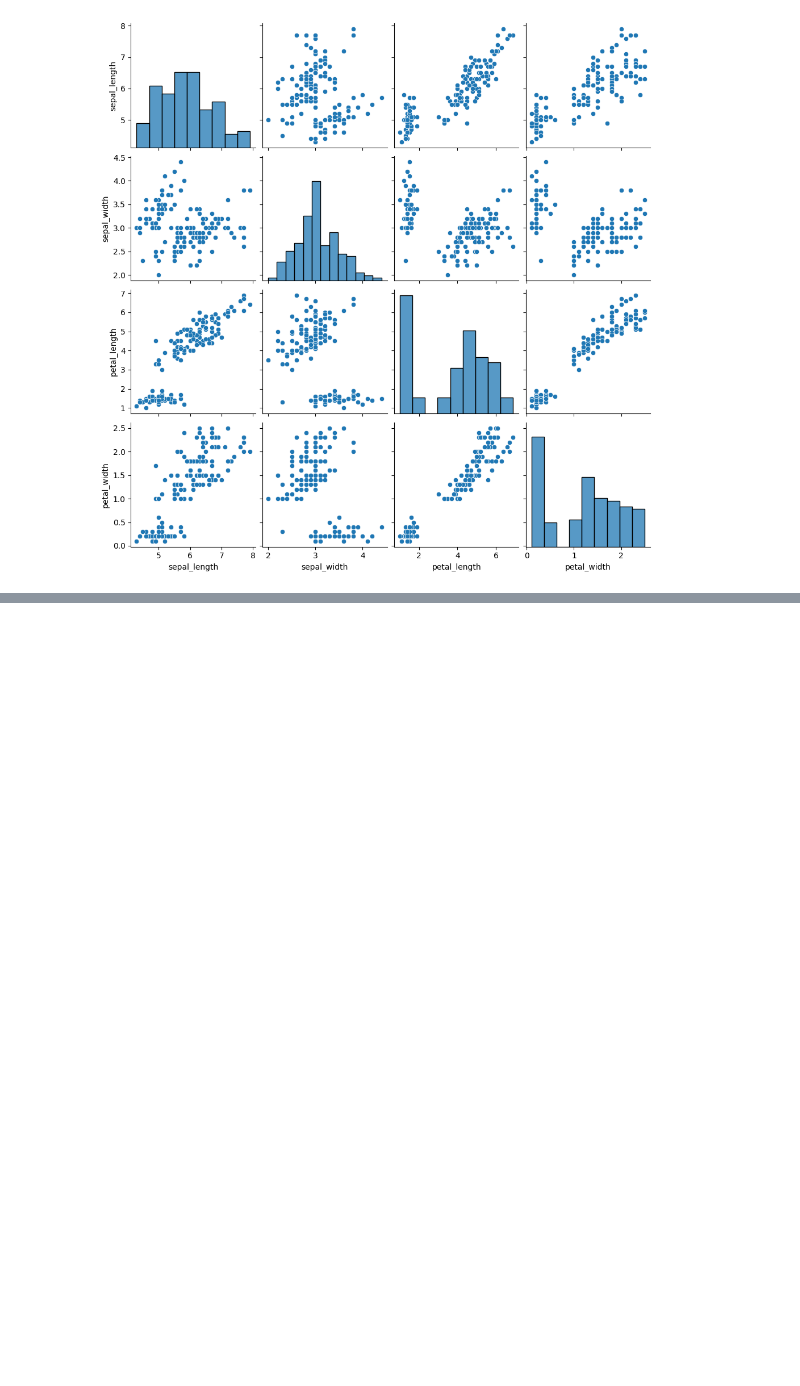
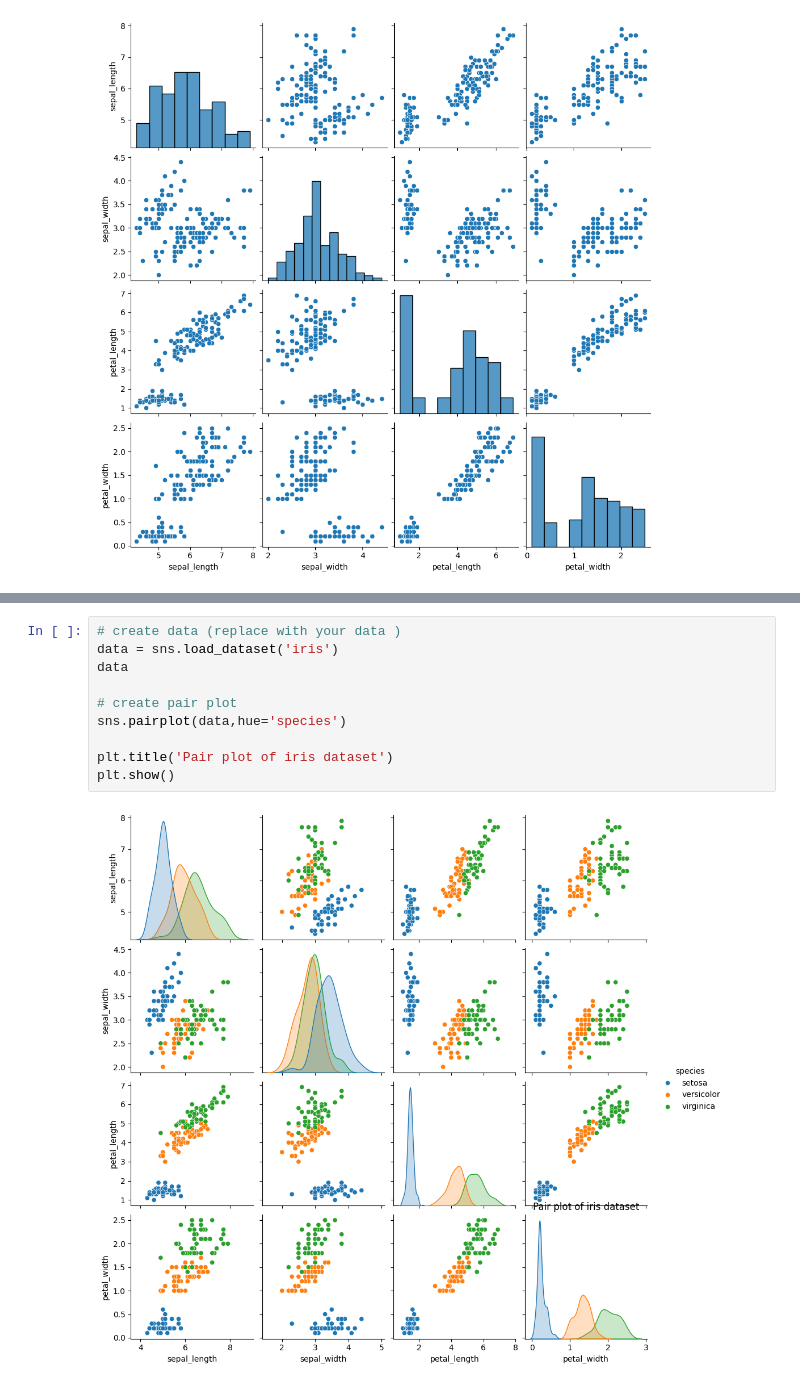
Before and after one commit to khalidkhankakar/Data-Visualization, a Jupyter notebook: class/06.ipynb, the cells around one changed output, grey strips where cells are left out. Drawn from its saved outputs; the diff is of its cells as text; blank space fills up the shorter version.

```diff
--- a/class/06.ipynb
+++ b/class/06.ipynb
@@ -93,0 +122,12 @@ plt.show()
+# %%
+# create data (replace with your data )
+data = sns.load_dataset('iris')
+data
+
+# create pair plot
+sns.pairplot(data,hue='species')
+
+plt.title('Pair plot of iris dataset')
+plt.show()
+# %% [output]
+[figure, added]
```
Also changed, not shown: parts of 9 cells of this notebook, 1 other file.
